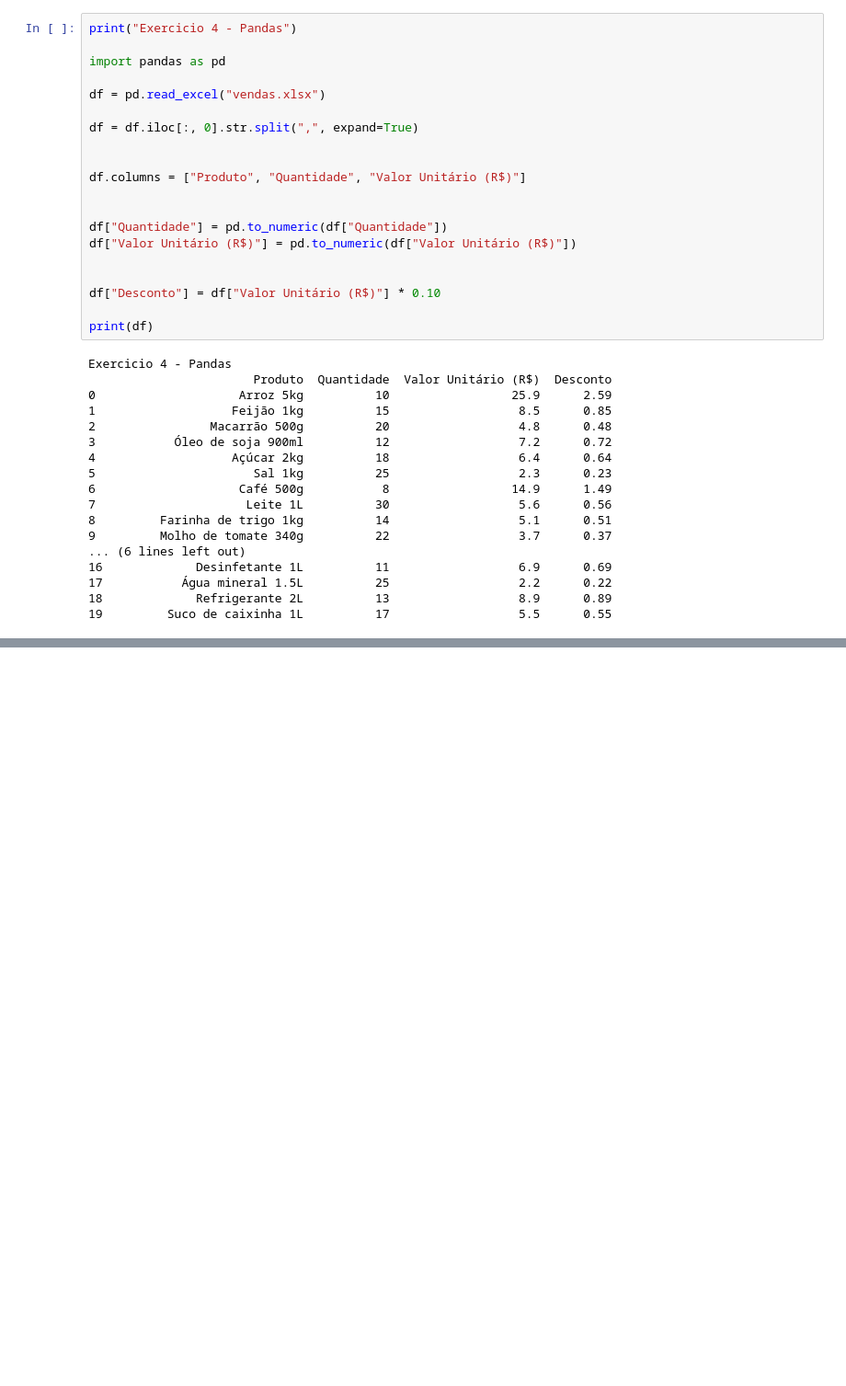
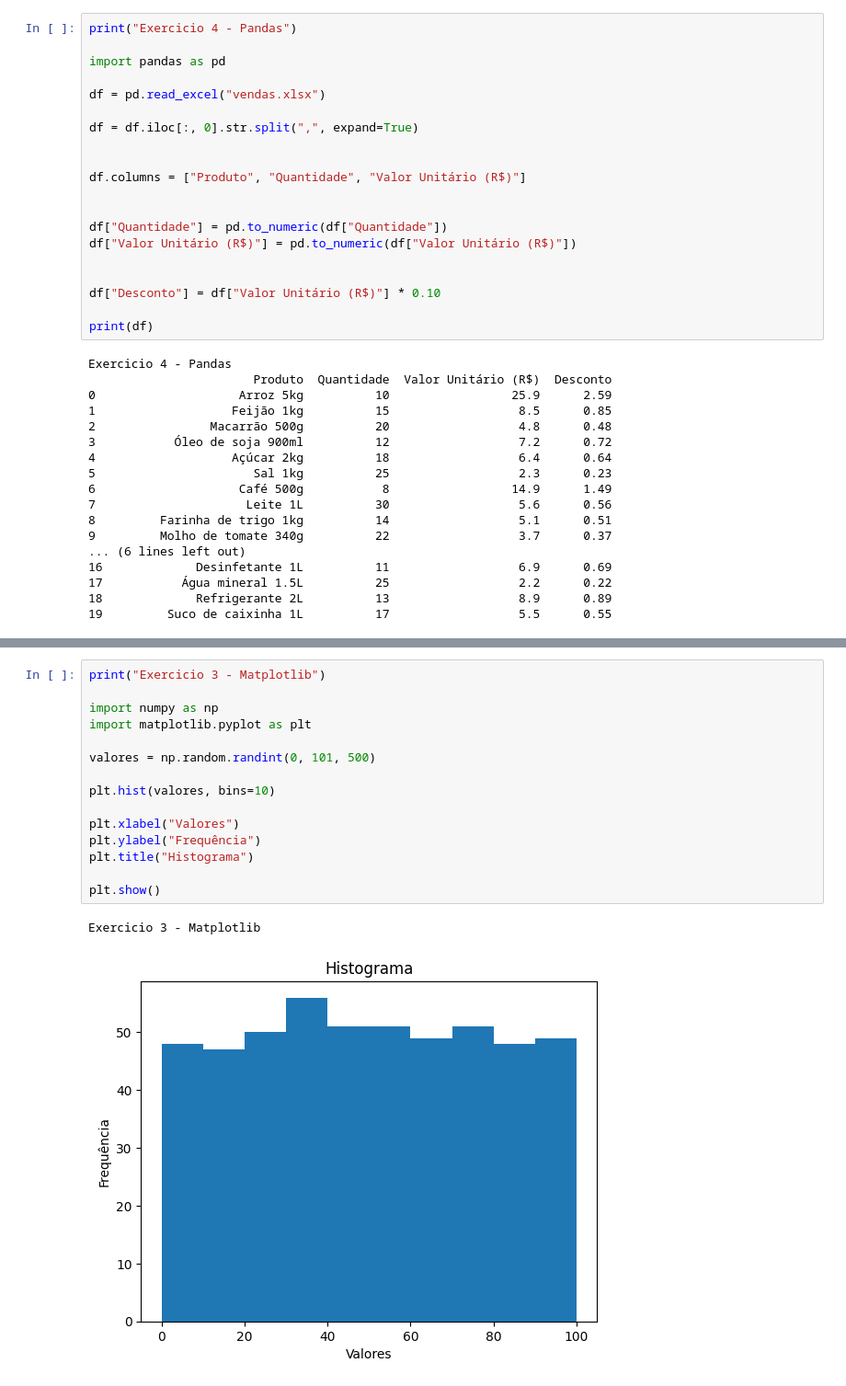
Before and after one commit to DevKaiqueTeixeira/IA, a Jupyter notebook: ExercicioLista2_Python_KaiqueDeLimaTeixeira_6periodo_TurmaC.ipynb, the cells around one changed output, grey strips where cells are left out. Shown at 92% size. Saved outputs shown, nothing was run; the diff lists cells and outputs as text; blank space fills up the shorter version.

```diff
--- a/ExercicioLista2_Python_KaiqueDeLimaTeixeira_6periodo_TurmaC.ipynb
+++ b/ExercicioLista2_Python_KaiqueDeLimaTeixeira_6periodo_TurmaC.ipynb
@@ -1226,0 +1676,18 @@ Exercicio 4 - Pandas
+# %%
+print("Exercicio 3 - Matplotlib")
+
+import numpy as np
+import matplotlib.pyplot as plt
+
+valores = np.random.randint(0, 101, 500)
+
+plt.hist(valores, bins=10)
+
+plt.xlabel("Valores")
+plt.ylabel("Frequência")
+plt.title("Histograma")
+
+plt.show()
+# %% [output]
+Exercicio 3 - Matplotlib
+[figure, added]
```
Also changed, not shown: parts of 59 cells of this notebook.
